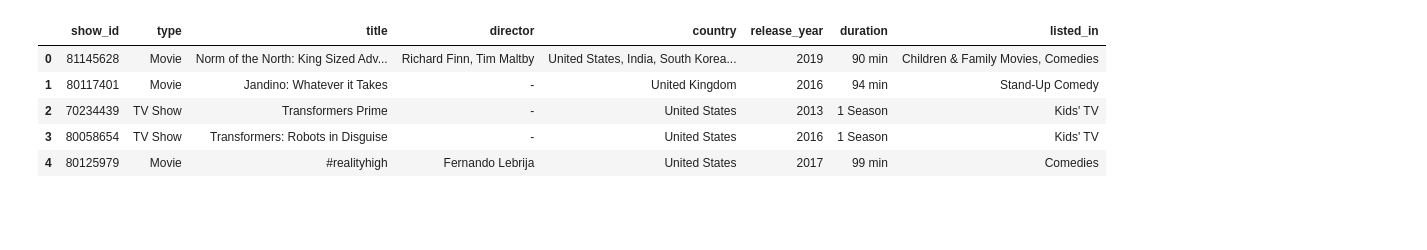
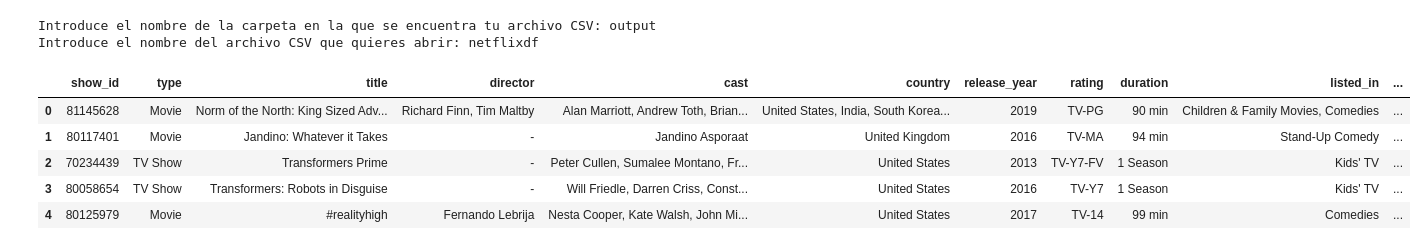
Before and after one commit to AnaMA96/project-2, a Jupyter notebook: analysis.ipynb, the cells around one changed output. Cells and saved outputs as stored; diff of their text form; code cells hidden in the pictures; blank space fills up the shorter version.

```diff
--- a/analysis.ipynb
+++ b/analysis.ipynb
@@ -5,9 +0,0 @@ netflix = pd.read_csv("output/netflixdataframe.csv.csv")
-# %%
-display(netflix.head())
-# %% [output]
-|  | show_id | type | title | director | country | release_year | duration | listed_in |
-| 0 | 81145628 | Movie | Norm of the North: King Sized Adv... | Richard Finn, Tim Maltby | United States, India, South Korea... | 2019 | 90 min | Children & Family Movies, Comedies |
-| 1 | 80117401 | Movie | Jandino: Whatever it Takes | - | United Kingdom | 2016 | 94 min | Stand-Up Comedy |
-| 2 | 70234439 | TV Show | Transformers Prime | - | United States | 2013 | 1 Season | Kids' TV |
-| 3 | 80058654 | TV Show | Transformers: Robots in Disguise | - | United States | 2016 | 1 Season | Kids' TV |
-| 4 | 80125979 | Movie | #realityhigh | Fernando Lebrija | United States | 2017 | 99 min | Comedies |
@@ -13,0 +8,13 @@ display(netflix.head())
+# %%
+netflix= wO.open_cvs()
+
+display(netflix.head())
+# %% [output]
+Introduce el nombre de la carpeta en la que se encuentra tu archivo CSV: output
+Introduce el nombre del archivo CSV que quieres abrir: netflixdf
+|  | show_id | type | title | director | cast | country | release_year | rating | duration | listed_in | ... |
+| 0 | 81145628 | Movie | Norm of the North: King Sized Adv... | Richard Finn, Tim Maltby | Alan Marriott, Andrew Toth, Brian... | United States, India, South Korea... | 2019 | TV-PG | 90 min | Children & Family Movies, Comedies | ... |
+| 1 | 80117401 | Movie | Jandino: Whatever it Takes | - | Jandino Asporaat | United Kingdom | 2016 | TV-MA | 94 min | Stand-Up Comedy | ... |
+| 2 | 70234439 | TV Show | Transformers Prime | - | Peter Cullen, Sumalee Montano, Fr... | United States | 2013 | TV-Y7-FV | 1 Season | Kids' TV | ... |
+| 3 | 80058654 | TV Show | Transformers: Robots in Disguise | - | Will Friedle, Darren Criss, Const... | United States | 2016 | TV-Y7 | 1 Season | Kids' TV | ... |
+| 4 | 80125979 | Movie | #realityhigh | Fernando Lebrija | Nesta Cooper, Kate Walsh, John Mi... | United States | 2017 | TV-14 | 99 min | Comedies | ... |
```
Also changed, not shown: parts of 2 cells of this notebook, 5 other files.
